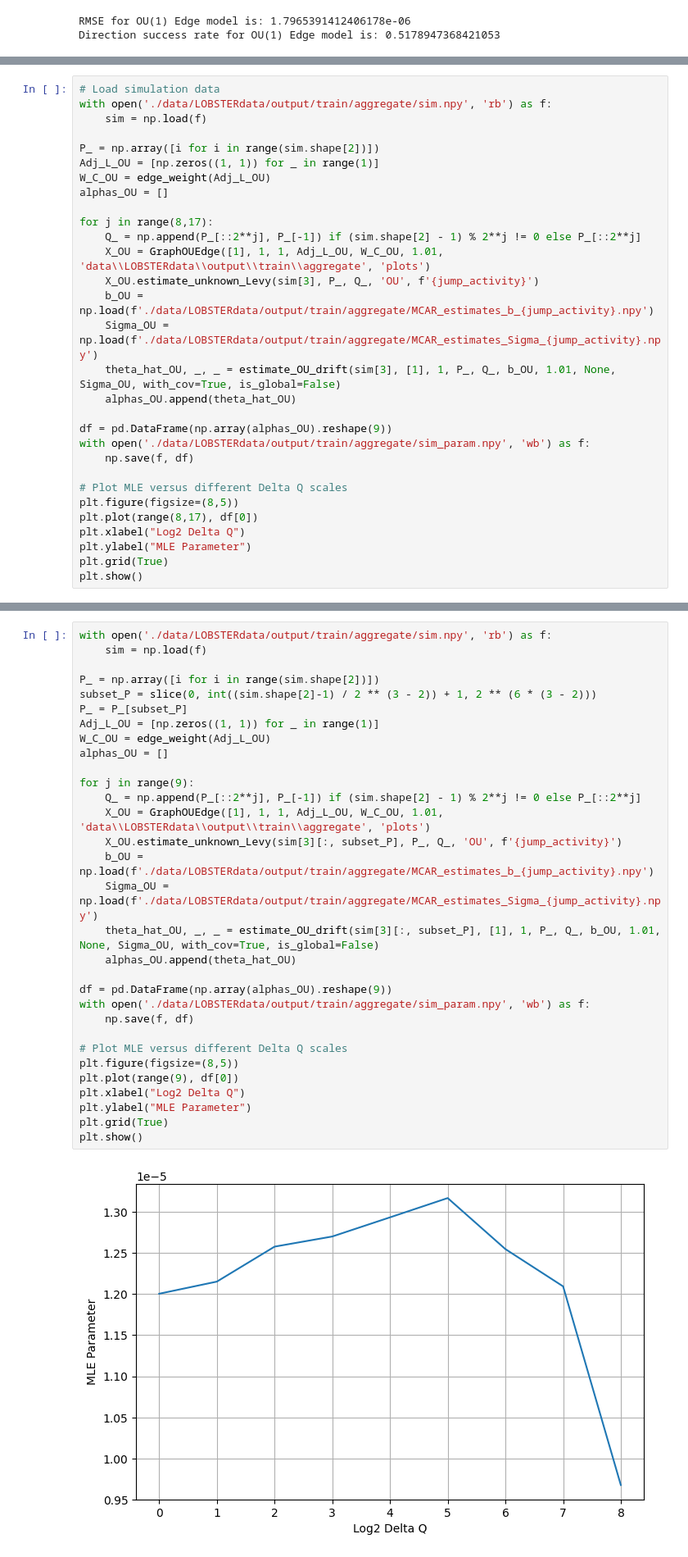
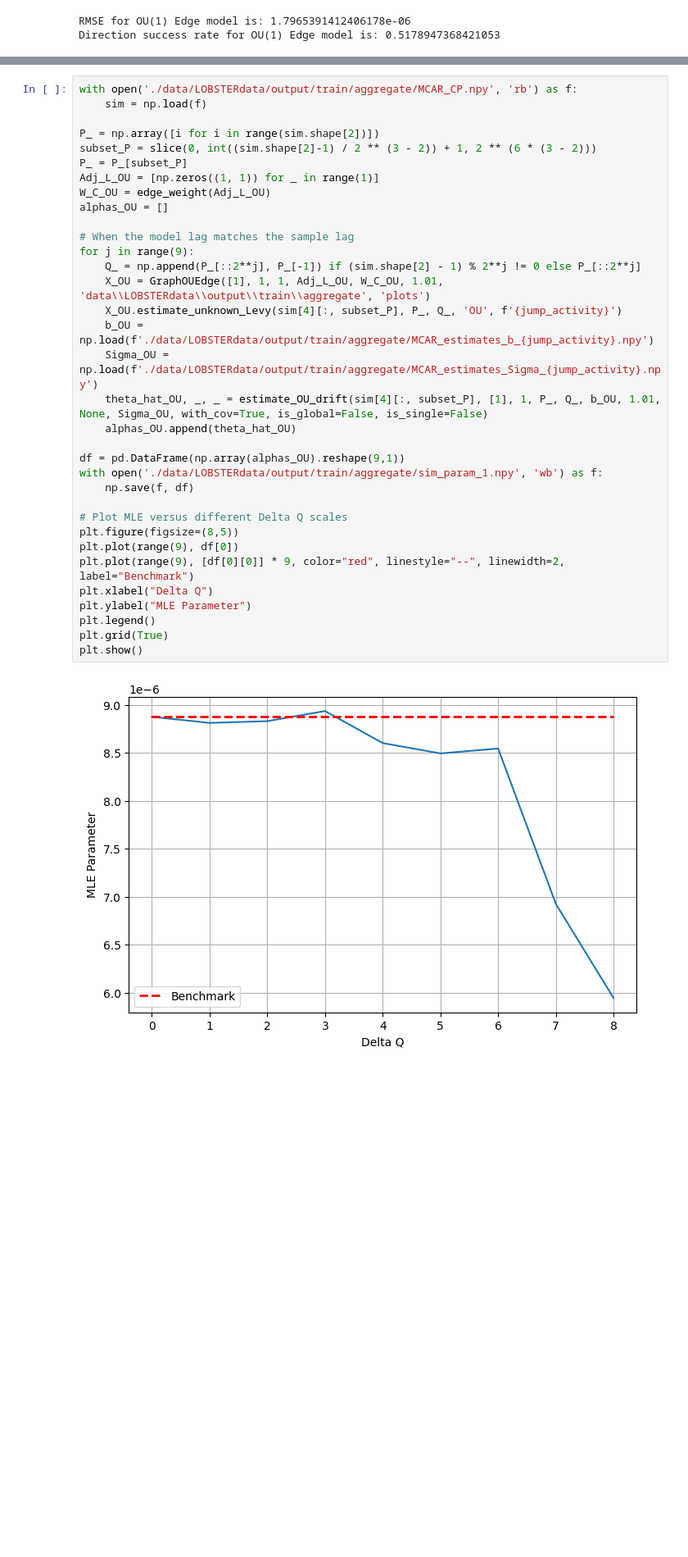
Before and after one commit to jiamingchen13/GraphOUEdge, a Jupyter notebook: Untitled.ipynb, the cells around one changed output, grey strips where cells are left out. Shown at 82% size. Drawn from its saved outputs; the diff is of its cells as text; blank space fills up the shorter version.

```diff
--- a/Untitled.ipynb
+++ b/Untitled.ipynb
@@ -282,30 +259,0 @@ print(f'RMSE for grOU_2_[2_1] Edge model is: {RMSE_grOU_2_2_1}')
-# %%
-# Load simulation data
-with open('./data/LOBSTERdata/output/train/aggregate/sim.npy', 'rb') as f:
-    sim = np.load(f)
-
-P_ = np.array([i for i in range(sim.shape[2])])
-Adj_L_OU = [np.zeros((1, 1)) for _ in range(1)]
-W_C_OU = edge_weight(Adj_L_OU)
-alphas_OU = []
-
-for j in range(8,17):
-    Q_ = np.append(P_[::2**j], P_[-1]) if (sim.shape[2] - 1) % 2**j != 0 else P_[::2**j]
-    X_OU = GraphOUEdge([1], 1, 1, Adj_L_OU, W_C_OU, 1.01, 'data\\LOBSTERdata\\output\\train\\aggregate', 'plots')
-    X_OU.estimate_unknown_Levy(sim[3], P_, Q_, 'OU', f'{jump_activity}')
-    b_OU = np.load(f'./data/LOBSTERdata/output/train/aggregate/MCAR_estimates_b_{jump_activity}.npy')
-    Sigma_OU = np.load(f'./data/LOBSTERdata/output/train/aggregate/MCAR_estimates_Sigma_{jump_activity}.npy')
-    theta_hat_OU, _, _ = estimate_OU_drift(sim[3], [1], 1, P_, Q_, b_OU, 1.01, None, Sigma_OU, with_cov=True, is_global=False)
-    alphas_OU.append(theta_hat_OU)
-
-df = pd.DataFrame(np.array(alphas_OU).reshape(9))
-with open('./data/LOBSTERdata/output/train/aggregate/sim_param.npy', 'wb') as f:
-    np.save(f, df)
-
-# Plot MLE versus different Delta Q scales
-plt.figure(figsize=(8,5))
-plt.plot(range(8,17), df[0])
-plt.xlabel("Log2 Delta Q")
-plt.ylabel("MLE Parameter")
-plt.grid(True)
-plt.show()
@@ -314,33 +268,36 @@ plt.show()
 # %%
-with open('./data/LOBSTERdata/output/train/aggregate/sim.npy', 'rb') as f:
+with open('./data/LOBSTERdata/output/train/aggregate/MCAR_CP.npy', 'rb') as f:
     sim = np.load(f)
 
 P_ = np.array([i for i in range(sim.shape[2])])
 subset_P = slice(0, int((sim.shape[2]-1) / 2 ** (3 - 2)) + 1, 2 ** (6 * (3 - 2)))
 P_ = P_[subset_P]
 Adj_L_OU = [np.zeros((1, 1)) for _ in range(1)]
 W_C_OU = edge_weight(Adj_L_OU)
 alphas_OU = []
 
+# When the model lag matches the sample lag
 for j in range(9):
     Q_ = np.append(P_[::2**j], P_[-1]) if (sim.shape[2] - 1) % 2**j != 0 else P_[::2**j]
     X_OU = GraphOUEdge([1], 1, 1, Adj_L_OU, W_C_OU, 1.01, 'data\\LOBSTERdata\\output\\train\\aggregate', 'plots')
-    X_OU.estimate_unknown_Levy(sim[3][:, subset_P], P_, Q_, 'OU', f'{jump_activity}')
+    X_OU.estimate_unknown_Levy(sim[4][:, subset_P], P_, Q_, 'OU', f'{jump_activity}')
     b_OU = np.load(f'./data/LOBSTERdata/output/train/aggregate/MCAR_estimates_b_{jump_activity}.npy')
     Sigma_OU = np.load(f'./data/LOBSTERdata/output/train/aggregate/MCAR_estimates_Sigma_{jump_activity}.npy')
-    theta_hat_OU, _, _ = estimate_OU_drift(sim[3][:, subset_P], [1], 1, P_, Q_, b_OU, 1.01, None, Sigma_OU, with_cov=True, is_global=False)
+    theta_hat_OU, _, _ = estimate_OU_drift(sim[4][:, subset_P], [1], 1, P_, Q_, b_OU, 1.01, None, Sigma_OU, with_cov=True, is_global=False, is_single=False)
     alphas_OU.append(theta_hat_OU)
 
-df = pd.DataFrame(np.array(alphas_OU).reshape(9))
-with open('./data/LOBSTERdata/output/train/aggregate/sim_param.npy', 'wb') as f:
+df = pd.DataFrame(np.array(alphas_OU).reshape(9,1))
+with open('./data/LOBSTERdata/output/train/aggregate/sim_param_1.npy', 'wb') as f:
     np.save(f, df)
 
 # Plot MLE versus different Delta Q scales
 plt.figure(figsize=(8,5))
 plt.plot(range(9), df[0])
-plt.xlabel("Log2 Delta Q")
+plt.plot(range(9), [df[0][0]] * 9, color="red", linestyle="--", linewidth=2, label="Benchmark")
+plt.xlabel("Delta Q")
 plt.ylabel("MLE Parameter")
+plt.legend()
 plt.grid(True)
 plt.show()
 # %% [output]
-[figure, old version]
+[figure, new version]
```
Also changed, not shown: parts of 25 cells of this notebook, 1 other file.
